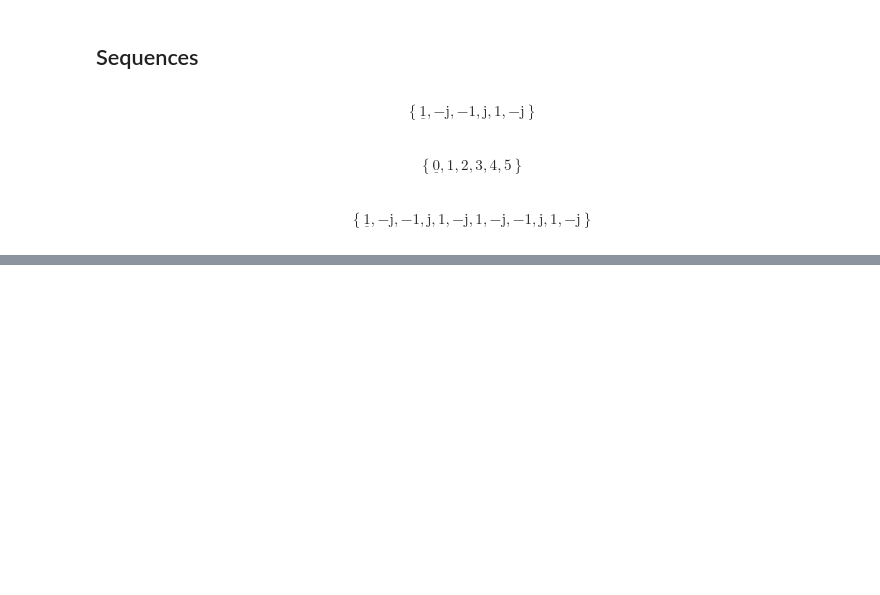
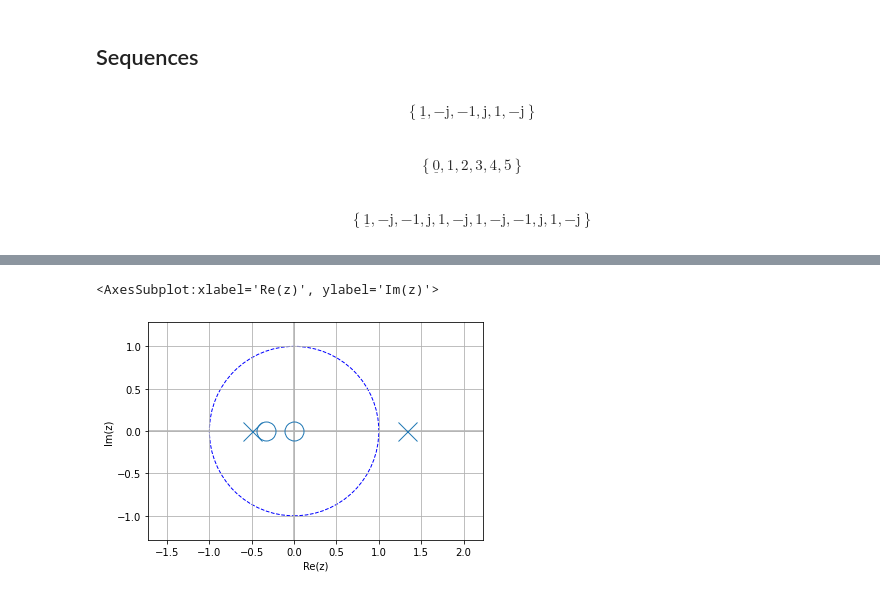
Before and after one commit to SM2A/Signals_and_Systems_Course_Projects, a Jupyter notebook: CA3/Source/4 - Discrete Time Signals.ipynb, the cells around one changed output, grey strips where cells are left out. Saved outputs shown, nothing was run; the diff lists cells and outputs as text; code cells hidden in the pictures; blank space fills up the shorter version.

```diff
--- a/CA3/Source/4 - Discrete Time Signals.ipynb
+++ b/CA3/Source/4 - Discrete Time Signals.ipynb
@@ -36,0 +46,7 @@ $$\left\{\underline{1}, - \mathrm{j}, -1, \mathrm{j}, 1, - \mathrm{j}, 1, - \mat
+# %%
+X = x_n.subs({'alpha':1})
+Y = X(lcapy.z)
+Y.plot()
+# %% [output]
+<AxesSubplot:xlabel='Re(z)', ylabel='Im(z)'>
+[figure, added]
```
Also changed, not shown: parts of 9 cells of this notebook, 2 other files.
